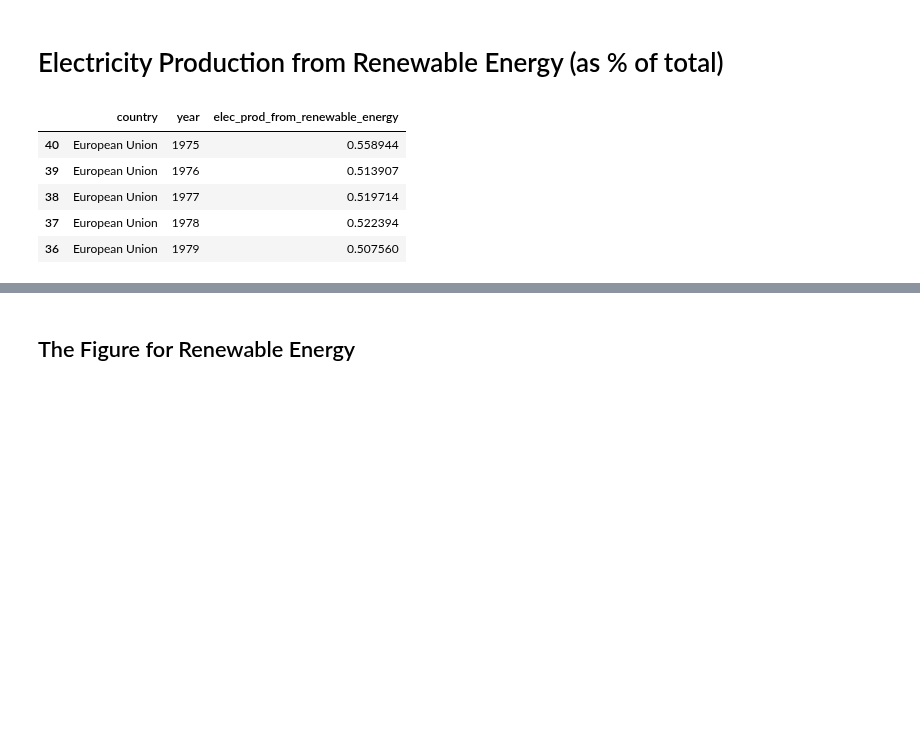
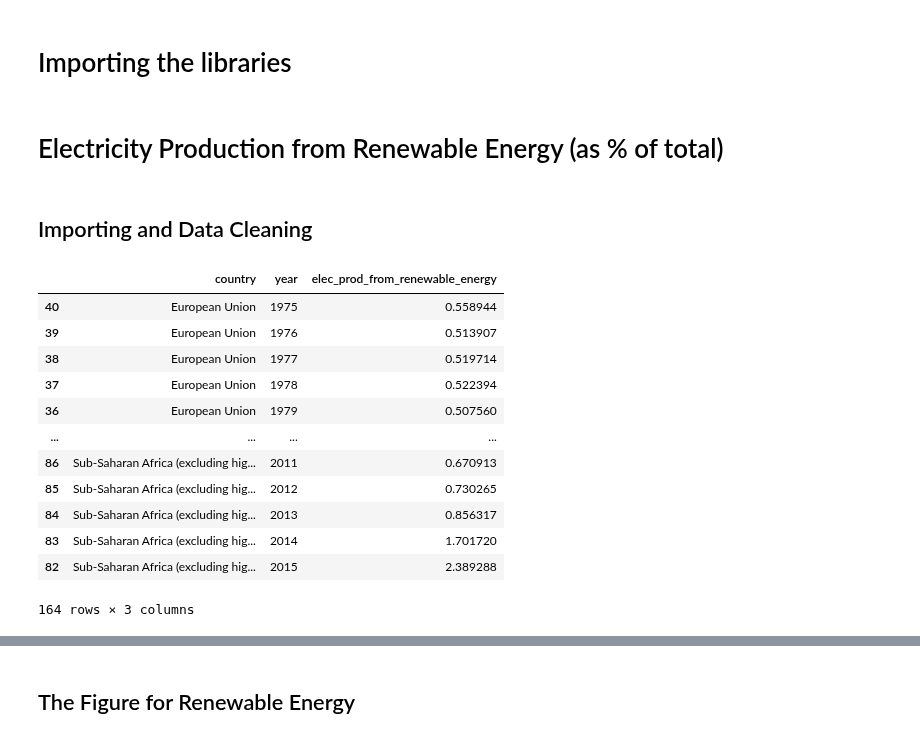
Before and after one commit to ghz106/Data-project, a Jupyter notebook: Data project.ipynb, the cells around one changed output, grey strips where cells are left out. Drawn from its saved outputs; the diff is of its cells as text; code cells hidden in the pictures; blank space fills up the shorter version.

```diff
--- a/Data project.ipynb
+++ b/Data project.ipynb
@@ -3,2 +5,4 @@
+# %% [markdown]
+# Importing the libraries
 # %%
 #We start off with importing the modules and libraries
@@ -8,22 +12,29 @@ import matplotlib.pyplot as plt
 plt.style.use('seaborn-whitegrid')
 # %% [markdown]
 # Electricity Production from Renewable Energy (as % of total)
+# %% [markdown]
+## Importing and Data Cleaning
 # %%
 #the code to clean up the dataframe for electricity production from renewable energy
 from pandas_datareader import wb
 wb_rnwx = wb.download(indicator='EG.ELC.RNWX.ZS', country=['EUU', 'NAC', 'SSA', 'TLA'], start=1975, end=2015)
 wb_rnwx = wb_rnwx.rename(columns = {'EG.ELC.RNWX.ZS':'elec_prod_from_renewable_energy'})
 wb_rnwx = wb_rnwx.reset_index() #reset the index so EUU is first
 wb_rnwx.year = wb_rnwx.year.astype(int)
 wb_rnwx.country = wb_rnwx.country.astype('string')
 wb_rnwx = wb_rnwx.sort_values(['country','year']) #sorts by country and then year
 wb_rnwx.dropna() #drops all the values that says NaN
-
-wb_rnwx.head(5)
 # %% [output]
 |  | country | year | elec_prod_from_renewable_energy |
 | 40 | European Union | 1975 | 0.558944 |
 | 39 | European Union | 1976 | 0.513907 |
 | 38 | European Union | 1977 | 0.519714 |
 | 37 | European Union | 1978 | 0.522394 |
 | 36 | European Union | 1979 | 0.507560 |
+| ... | ... | ... | ... |
+| 86 | Sub-Saharan Africa (excluding hig... | 2011 | 0.670913 |
+| 85 | Sub-Saharan Africa (excluding hig... | 2012 | 0.730265 |
+| 84 | Sub-Saharan Africa (excluding hig... | 2013 | 0.856317 |
+| 83 | Sub-Saharan Africa (excluding hig... | 2014 | 1.701720 |
+| 82 | Sub-Saharan Africa (excluding hig... | 2015 | 2.389288 |
+164 rows × 3 columns
```
Also changed, not shown: parts of 38 cells of this notebook.
